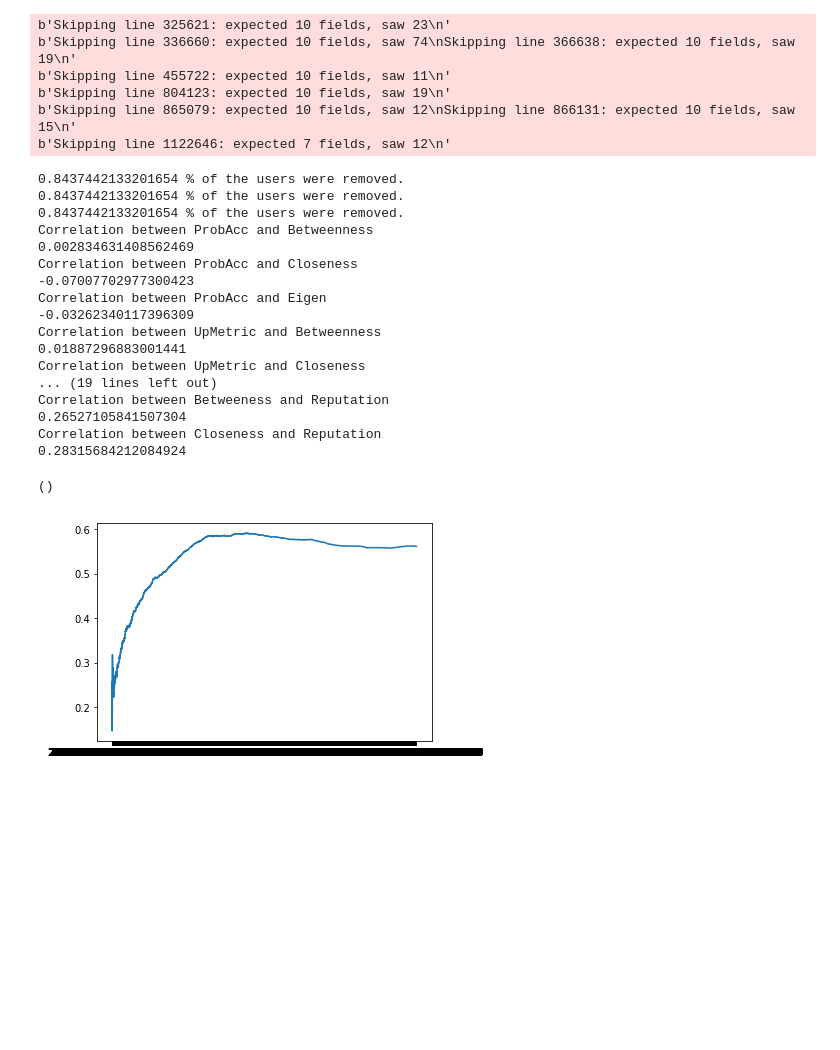
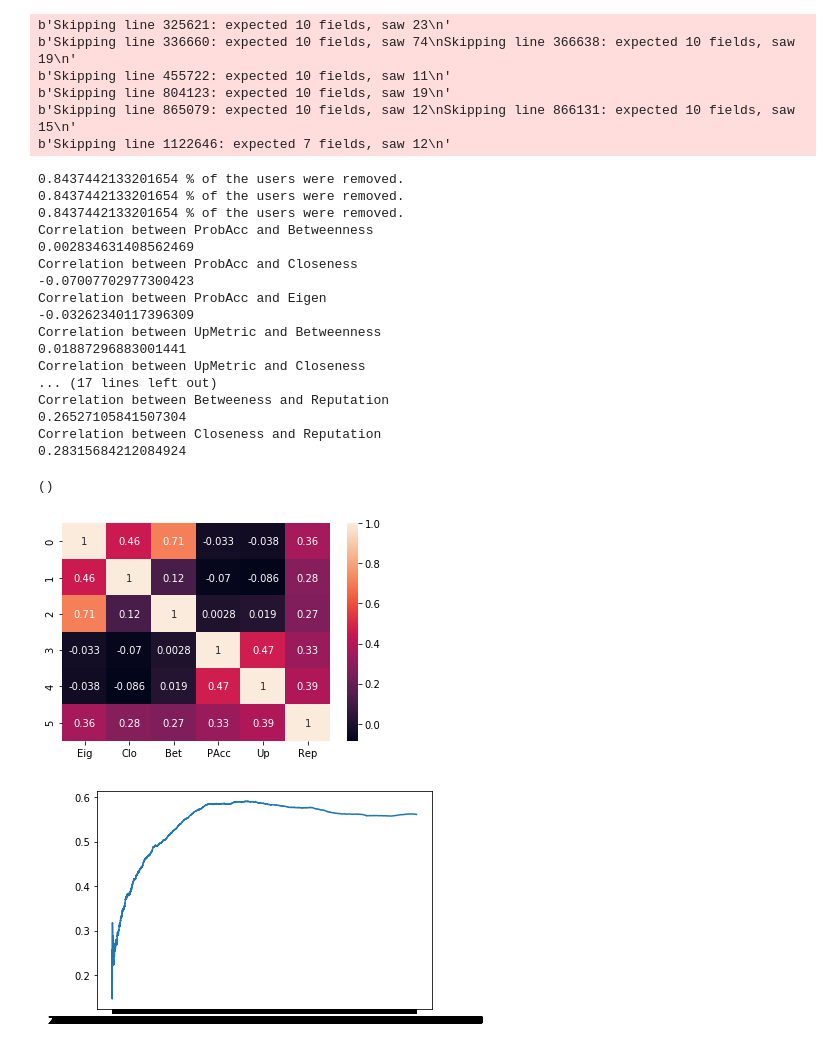
Before and after one commit to live-wire/overflow, a Jupyter notebook: Liliana_metric.ipynb, the cells around one changed output. Drawn from its saved outputs; the diff is of its cells as text; code cells hidden in the pictures; blank space fills up the shorter version.

Commit message:
Heat Map
Corrections made on sorts also made

```diff
--- a/Liliana_metric.ipynb
+++ b/Liliana_metric.ipynb
@@ -11,6 +11,8 @@ import random
 import numpy as np
 import pandas as pd
 from scipy.interpolate import interp1d
+import seaborn as sns
+%matplotlib inline
 
 def main():
 
@@ -117,11 +119,12 @@ def main():
     rPerWeekProbAcc = aggregatePerWeek(rProbAcc)
     rPerWeekProbAcc = filterUsers(rPerWeekProbAcc)
 
-    ######### VER
-    rBetween = rBetween.sort_values('CreationDate')
-    rClose = rClose.sort_values('CreationDate')
-    rEig = rEig.sort_values('CreationDate')
-    rPerWeekProbAcc = rPerWeekProbAcc.sort_values('Week')
+    #########
+
+    rBetween = rBetween.sort_values(['CreationDate','UserId'])
+    rClose = rClose.sort_values(['CreationDate','UserId'])
+    rEig = rEig.sort_values(['CreationDate','UserId'])
+    rPerWeekProbAcc = rPerWeekProbAcc.sort_values(['Week',' OwnerUserId'])
     print('Correlation between ProbAcc and Betweenness')
     rCorrProbBet = rPerWeekProbAcc['ProbAccAnswer'].corr(rBetween['Betweenness'], method='spearman')
     print(rCorrProbBet)
@@ -163,9 +166,12 @@ def main():
     #rClose = rClose.sort_values('CreationDate')
     #rBetween = rBetween.sort_values('CreationDate')
     upMetricVSprobAcc = pd.DataFrame()
+    rSummaryProbAccAnswer = rSummaryProbAccAnswer.sort_values([' CreationDate',' OwnerUserId'])
+    rSummaryUpMetricAnswer = rSummaryUpMetricAnswer.sort_values([' CreationDate',' OwnerUserId'])
     upMetricVSprobAcc['ProbAcc'] = rSummaryProbAccAnswer['ProbAccAnswer']
     upMetricVSprobAcc['UpMetric'] = rSummaryUpMetricAnswer['UpMetric']
-    rCorrUpProb = upMetricVSprobAcc.corr(method='spearman', min_periods=1)
+
+    rCorrUpProb = upMetricVSprobAcc['ProbAcc'].corr(upMetricVSprobAcc['UpMetric'])
     print('Correlation between UpMetric and ProbAcc')
     print(rCorrUpProb)
 
@@ -193,20 +199,13 @@ def main():
     rCorrBetClo = rBetween['Betweenness'].corr(rClose['Closness'],method='spearman')
     print(rCorrBetClo)
 
-    # get most recent value per Nirmal Metric
-
-
-
-
-
-
-    # Compares ProbAcc with Reputation Score
+    # Compares Eigen Centrality with Reputation Score
     print('Correlation between Eigen and Reputation')
     lastEigPerUserWithRep = getLastEigPerUser(rEig,rUsers)
     rCorrEigRep = lastEigPerUserWithRep['EigenCen'].corr(lastEigPerUserWithRep['Reputation'],method='spearman')
     print(rCorrEigRep)
 
-
+    # Compares Betweenness with Reputation Score
     print('Correlation between Betweeness and Reputation')
     lastBetPerUserWithRep = getLastBetPerUser(rBetween,rUsers)
     rCorrBetRep = lastBetPerUserWithRep['Betweenness'].corr(lastBetPerUserWithRep['Reputation'],method='spearman')
@@ -217,15 +216,18 @@ def main():
     rCorrCloRep = lastCloPerUserWithRep['Closness'].corr(lastCloPerUserWithRep['Reputation'],method='spearman')
     print(rCorrCloRep)
 
-    # Compares Nirmal 1 with Reputation Score
+    rCorrTable = pd.DataFrame()
 
-    # Compares Nirmal 2 with PerWeekUpMetric
+    #rCorrTable['row'] = ['Eig', 'Clo', 'Bet', 'PAcc','Up','Rep']
+    rCorrTable['Eig'] = [1,rCorrEigClo,rCorrEigBet,rCorrProbEig,rCorrUpEig,rCorrEigRep]
+    rCorrTable['Clo'] = [rCorrEigClo,1,rCorrBetClo,rCorrProbClo,rCorrUpClo,rCorrCloRep]
+    rCorrTable['Bet'] = [rCorrEigBet,rCorrBetClo,1,rCorrProbBet,rCorrUpBet,rCorrBetRep]
+    rCorrTable['PAcc']= [rCorrProbEig,rCorrProbClo,rCorrProbBet,1,rCorrUpProb,rCorrProbAccRep]
+    rCorrTable['Up']  = [rCorrUpEig,rCorrUpClo,rCorrUpBet,rCorrUpProb,1,rCorrUpMetricRep]
+    rCorrTable['Rep'] = [rCorrEigRep,rCorrCloRep,rCorrBetRep,rCorrProbAccRep,rCorrUpMetricRep,1]
+    #rCorrTable.set_index('row')
 
-
-    # aggregate Barbara Metric
-
-    # Compares Nirmal  with PerWeekProbAcc
-
+    sns.heatmap(rCorrTable, annot=True)
     return()
 
 def getLastEigPerUser(table,usersTable):
@@ -518,31 +520,32 @@ def aggregateIndividualLearningCurves(summaryTableAnswer,thresExpertise,threshUs
     plt.figure()
     plt.xlabel("Days since first activity in " + language)
     plt.ylabel("Probability of answer\ngetting accepted")
     plt.plot(x_all, probs)
     plt.show()
 main()
 # %% [output]
 b'Skipping line 325621: expected 10 fields, saw 23\n'
 b'Skipping line 336660: expected 10 fields, saw 74\nSkipping line 366638: expected 10 fields, saw 19\n'
 b'Skipping line 455722: expected 10 fields, saw 11\n'
 b'Skipping line 804123: expected 10 fields, saw 19\n'
 b'Skipping line 865079: expected 10 fields, saw 12\nSkipping line 866131: expected 10 fields, saw 15\n'
 b'Skipping line 1122646: expected 7 fields, saw 12\n'
 0.8437442133201654 % of the users were removed.
 0.8437442133201654 % of the users were removed.
 0.8437442133201654 % of the users were removed.
 Correlation between ProbAcc and Betweenness
 0.002834631408562469
 Correlation between ProbAcc and Closeness
 -0.07007702977300423
 Correlation between ProbAcc and Eigen
 -0.03262340117396309
 Correlation between UpMetric and Betweenness
 0.01887296883001441
 Correlation between UpMetric and Closeness
-... (19 lines left out)
+... (17 lines left out)
 Correlation between Betweeness and Reputation
 0.26527105841507304
 Correlation between Closeness and Reputation
 0.28315684212084924
 ()
+[figure, added]
```
Also changed, not shown: parts of 1 cell of this notebook.
